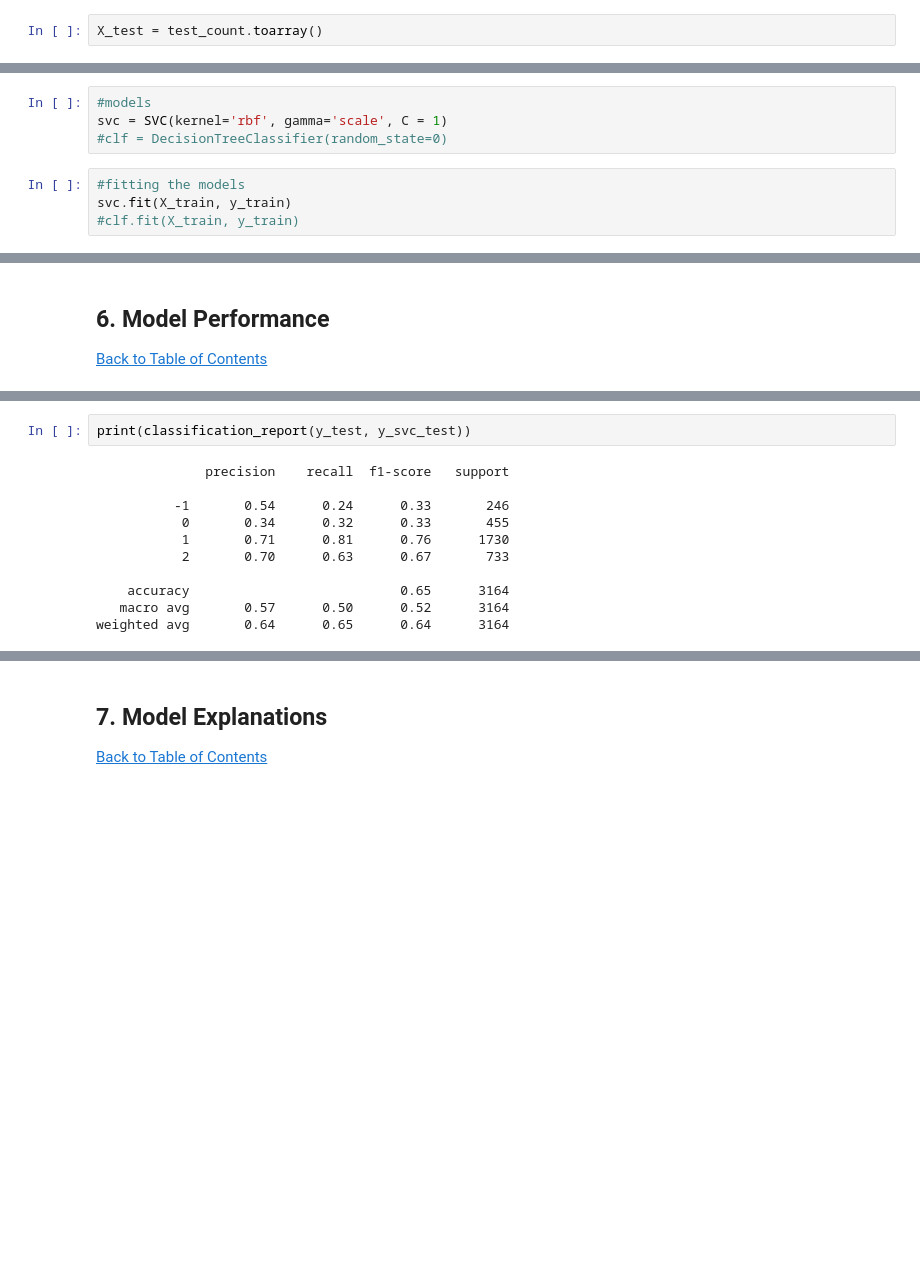
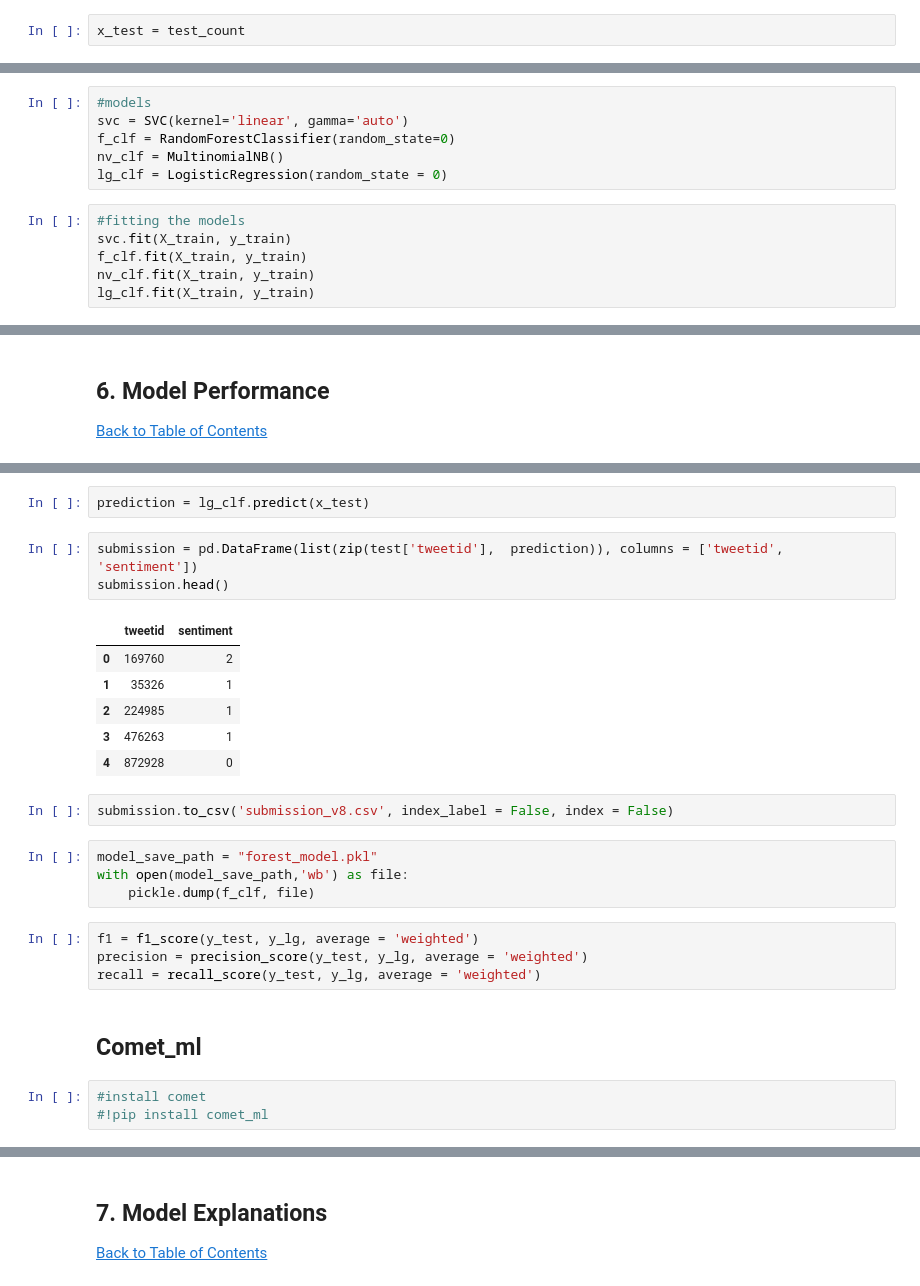
Before and after one commit to abubakaralsadiq/Classification-predict-Team-8, a Jupyter notebook: Classification Predict .ipynb, the cells around one changed output, grey strips where cells are left out. Drawn from its saved outputs; the diff is of its cells as text; blank space fills up the shorter version.

```diff
--- a/Classification Predict .ipynb
+++ b/Classification Predict .ipynb
@@ -405,2 +523,2 @@ test_count = vectorizer.transform(df['message_punct'].values.astype(str))
 # %%
-X_test = test_count.toarray()
+x_test = test_count
@@ -410,9 +532,13 @@ X_test = test_count.toarray()
 <a href=#cont>Back to Table of Contents</a>
 # %%
 #models
-svc = SVC(kernel='rbf', gamma='scale', C = 1)
-#clf = DecisionTreeClassifier(random_state=0)
+svc = SVC(kernel='linear', gamma='auto')
+f_clf = RandomForestClassifier(random_state=0)
+nv_clf = MultinomialNB()
+lg_clf = LogisticRegression(random_state = 0)
 # %%
 #fitting the models
 svc.fit(X_train, y_train)
-#clf.fit(X_train, y_train)
+f_clf.fit(X_train, y_train)
+nv_clf.fit(X_train, y_train)
+lg_clf.fit(X_train, y_train)
@@ -430,13 +617,27 @@ y_svc_test = svc.predict(X_test)
+# %%
+prediction = lg_clf.predict(x_test)
+# %%
+submission = pd.DataFrame(list(zip(test['tweetid'],  prediction)), columns = ['tweetid', 'sentiment'])
+submission.head()
+# %% [output]
+|  | tweetid | sentiment |
+| 0 | 169760 | 2 |
+| 1 | 35326 | 1 |
+| 2 | 224985 | 1 |
+| 3 | 476263 | 1 |
+| 4 | 872928 | 0 |
+# %%
+submission.to_csv('submission_v8.csv', index_label = False, index = False)
+# %%
+model_save_path = "forest_model.pkl"
+with open(model_save_path,'wb') as file:
+    pickle.dump(f_clf, file)
 # %%
-print(classification_report(y_test, y_svc_test))
+f1 = f1_score(y_test, y_lg, average = 'weighted')
+precision = precision_score(y_test, y_lg, average = 'weighted')
+recall = recall_score(y_test, y_lg, average = 'weighted')
-# %% [output]
-              precision    recall  f1-score   support
-
-          -1       0.54      0.24      0.33       246
-           0       0.34      0.32      0.33       455
-           1       0.71      0.81      0.76      1730
-           2       0.70      0.63      0.67       733
-
-    accuracy                           0.65      3164
-   macro avg       0.57      0.50      0.52      3164
-weighted avg       0.64      0.65      0.64      3164
+# %% [markdown]
+## Comet_ml
+# %%
+#install comet
+#!pip install comet_ml
```
Also changed, not shown: parts of 41 cells of this notebook, 8 other files.
